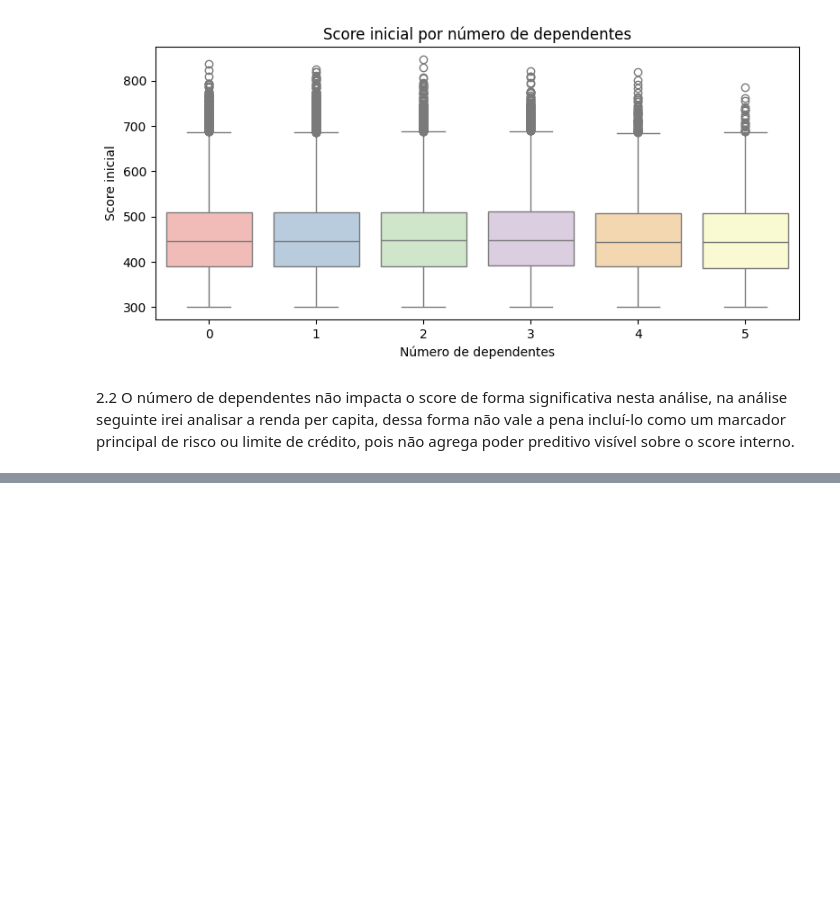
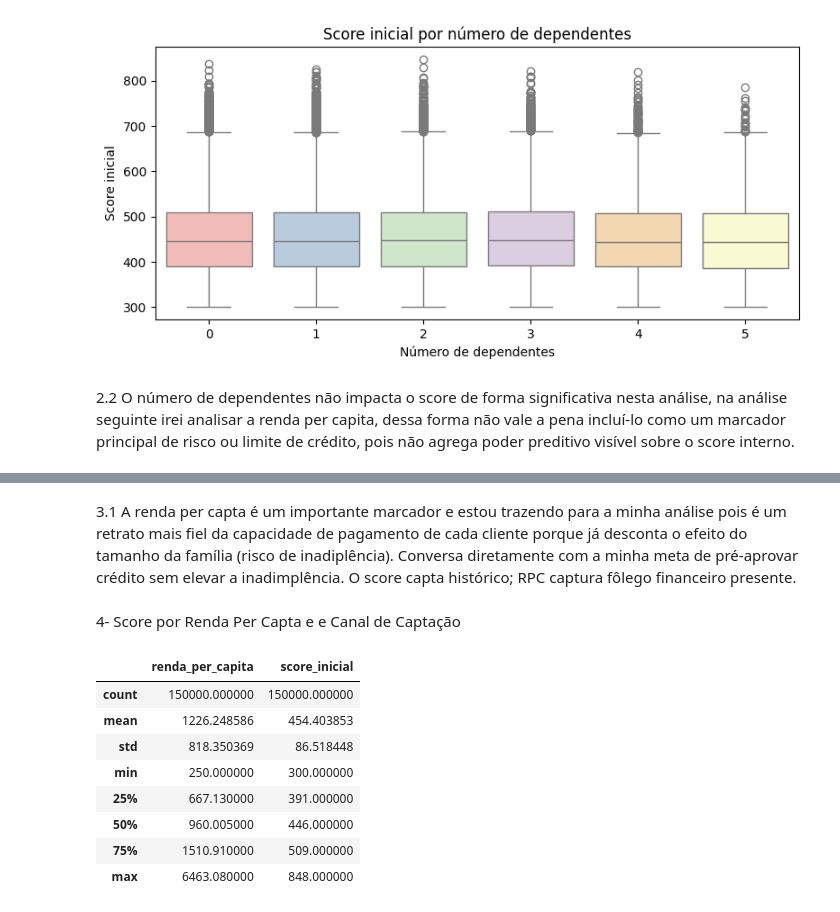
Before and after one commit to mairasantana/desafio-final-neurotech, a Jupyter notebook: analise_de_dados.ipynb, the cells around one changed output, grey strips where cells are left out. Drawn from its saved outputs; the diff is of its cells as text; code cells hidden in the pictures; blank space fills up the shorter version.

```diff
--- a/analise_de_dados.ipynb
+++ b/analise_de_dados.ipynb
@@ -390,0 +439,17 @@ Passing `palette` without assigning `hue` is deprecated and will be removed in v
+# %% [markdown]
+3.1 A renda per capta é um importante marcador e estou trazendo para a minha análise pois é um retrato mais fiel da capacidade de pagamento de cada cliente porque já desconta o efeito do tamanho da família (risco de inadiplência). Conversa diretamente com a minha meta de pré-aprovar crédito sem elevar a inadimplência.
+ O score capta histórico; RPC captura fôlego financeiro presente.
+# %% [markdown]
+4- Score por Renda Per Capta e e Canal de Captação
+# %%
+df_cadastral[['renda_per_capita', 'score_inicial']].describe()
+# %% [output]
+|  | renda_per_capita | score_inicial |
+| count | 150000.000000 | 150000.000000 |
+| mean | 1226.248586 | 454.403853 |
+| std | 818.350369 | 86.518448 |
+| min | 250.000000 | 300.000000 |
+| 25% | 667.130000 | 391.000000 |
+| 50% | 960.005000 | 446.000000 |
+| 75% | 1510.910000 | 509.000000 |
+| max | 6463.080000 | 848.000000 |
```
Also changed, not shown: parts of 10 cells of this notebook.
